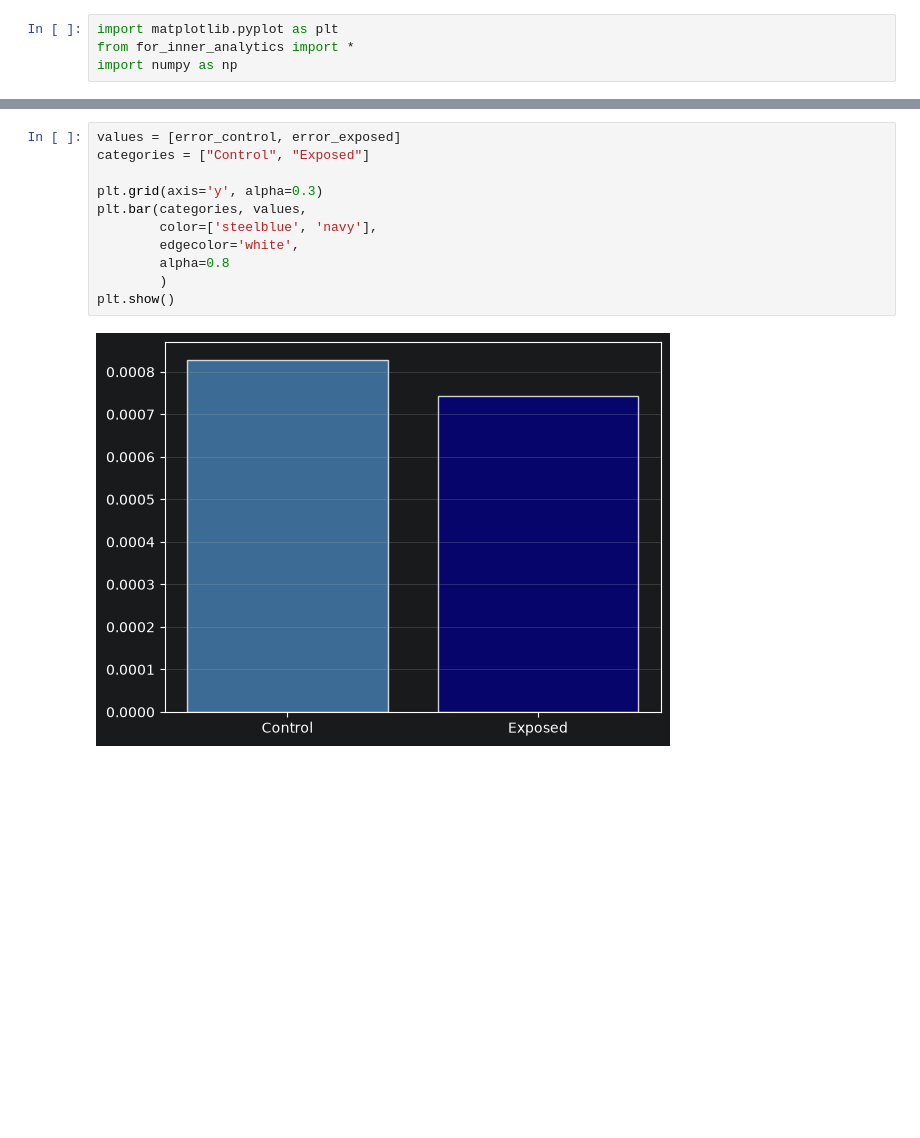
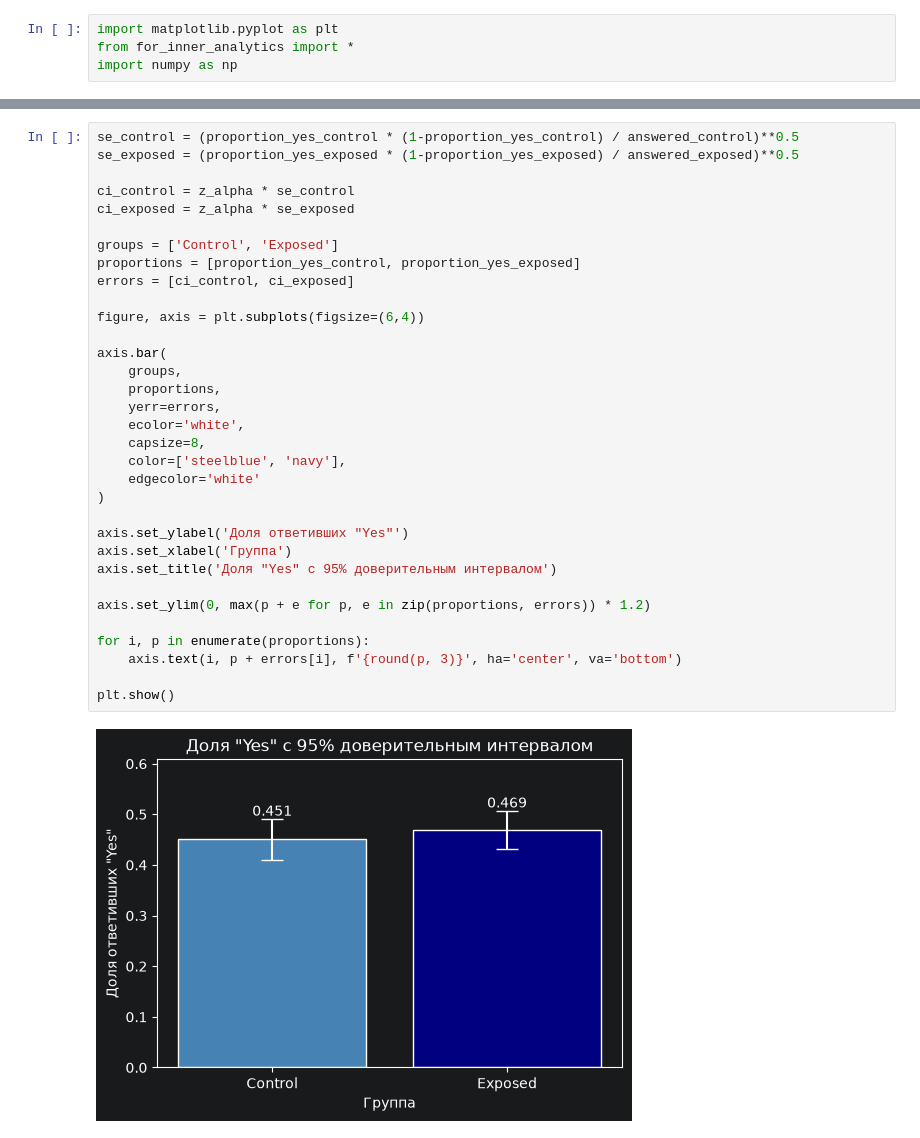
Before and after one commit to SanNyy9/Ad-A-B-Testing, a Jupyter notebook: visualisation.ipynb, the cells around one changed output, grey strips where cells are left out. Drawn from its saved outputs; the diff is of its cells as text; blank space fills up the shorter version.

```diff
--- a/visualisation.ipynb
+++ b/visualisation.ipynb
@@ -33,13 +20,35 @@ plt.show()
-# %%
-values = [error_control, error_exposed]
-categories = ["Control", "Exposed"]
-
-plt.grid(axis='y', alpha=0.3)
-plt.bar(categories, values,
-        color=['steelblue', 'navy'],
-        edgecolor='white',
-        alpha=0.8
-        )
-plt.show()
-# %% [output]
-[figure, removed]
+# %%
+se_control = (proportion_yes_control * (1-proportion_yes_control) / answered_control)**0.5
+se_exposed = (proportion_yes_exposed * (1-proportion_yes_exposed) / answered_exposed)**0.5
+
+ci_control = z_alpha * se_control
+ci_exposed = z_alpha * se_exposed
+
+groups = ['Control', 'Exposed']
+proportions = [proportion_yes_control, proportion_yes_exposed]
+errors = [ci_control, ci_exposed]
+
+figure, axis = plt.subplots(figsize=(6,4))
+
+axis.bar(
+    groups,
+    proportions,
+    yerr=errors,
+    ecolor='white',
+    capsize=8,
+    color=['steelblue', 'navy'],
+    edgecolor='white'
+)
+
+axis.set_ylabel('Доля ответивших "Yes"')
+axis.set_xlabel('Группа')
+axis.set_title('Доля "Yes" с 95% доверительным интервалом')
+
+axis.set_ylim(0, max(p + e for p, e in zip(proportions, errors)) * 1.2)
+
+for i, p in enumerate(proportions):
+    axis.text(i, p + errors[i], f'{round(p, 3)}', ha='center', va='bottom')
+
+plt.show()
+# %% [output]
+[figure, added]
```
Also changed, not shown: parts of 2 cells of this notebook, 2 other files.
